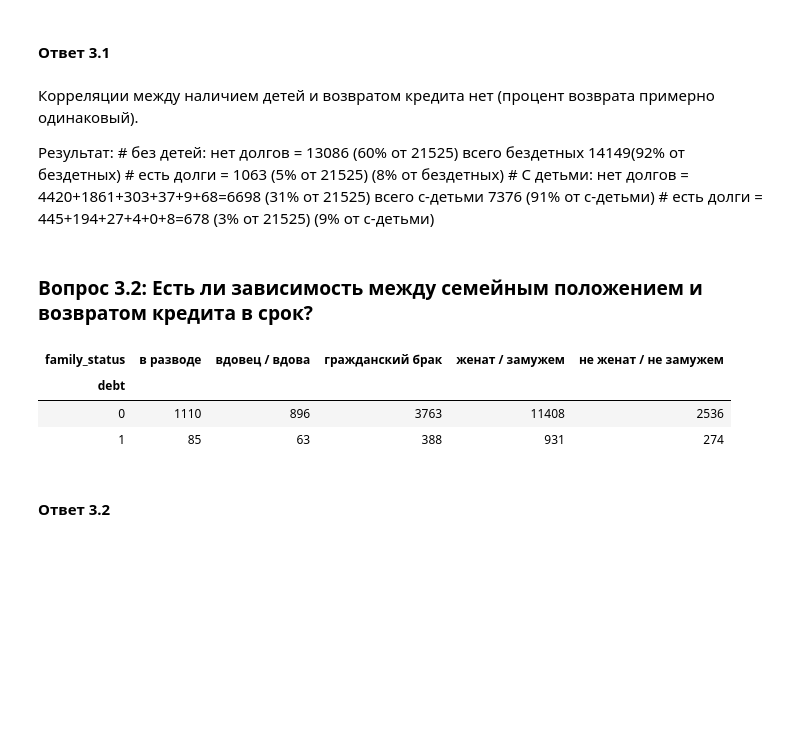
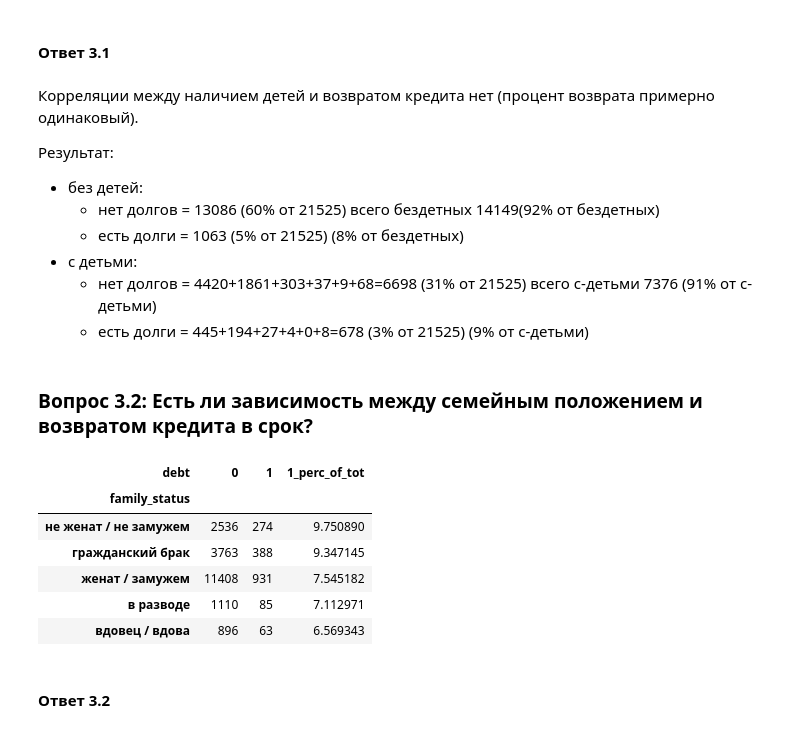
Before and after one commit to dmitrirachkov/ya_praktikum_projects, a Jupyter notebook: project_1 Credit scoring/project1_credit_scoring.ipynb, the cells around one changed output. Saved outputs shown, nothing was run; the diff lists cells and outputs as text; code cells hidden in the pictures; blank space fills up the shorter version.

```diff
--- a/project_1 Credit scoring/project1_credit_scoring.ipynb
+++ b/project_1 Credit scoring/project1_credit_scoring.ipynb
@@ -61,0 +31,3 @@ memory usage: 2.0+ MB
+# %%
+data = pd.read_csv('2bank_data.csv')
+data.info()
@@ -263,0 +361,7 @@ for i in purpose_unique:
+# %%
+# 3. Исправим значения в dob_years (возраст заёмщика)
+# Найтём средний возраст для тех, у кого он указан, запишем его в переменную dob_years_mean
+data_age_nozero = data[data['dob_years'] != 0]
+dob_years_mean = data_age_nozero['dob_years'].mean()       # результат 43.4974
+dob_years_mean = int(data_age_nozero['dob_years'].mean()) # результат 43
+print(dob_years_mean)
@@ -414,32 +523,38 @@ pivot_children_debt.head(35)
 Корреляции между наличием детей и возвратом кредита нет (процент возврата примерно одинаковый).
 
 Результат:
-    # без детей: нет долгов = 13086 (60% от 21525) всего бездетных 14149(92% от бездетных)
-    #            есть долги = 1063 (5% от 21525) (8% от бездетных)
-    # C детьми: нет долгов = 4420+1861+303+37+9+68=6698 (31% от 21525) всего с-детьми 7376 (91% от с-детьми)
-    #            есть долги = 445+194+27+4+0+8=678 (3% от 21525) (9% от с-детьми)
+* без детей:
+    * нет долгов = 13086 (60% от 21525) всего бездетных 14149(92% от бездетных)
+    * есть долги = 1063 (5% от 21525) (8% от бездетных)
+* с детьми:
+    * нет долгов = 4420+1861+303+37+9+68=6698 (31% от 21525) всего с-детьми 7376 (91% от с-детьми)
+    * есть долги = 445+194+27+4+0+8=678 (3% от 21525) (9% от с-детьми)
 # %% [markdown]
 ### Вопрос 3.2: Есть ли зависимость между семейным положением и возвратом кредита в срок?
 # %%
 # Проверим, если ли зависимость, для этого создадим сводную таблицу
-pivot_famstat_debt = data.pivot_table(index=['debt'], columns='family_status',values='gender', aggfunc='count')
-pivot_famstat_debt.head(35)
+pivot_famstat_debt = data.pivot_table(index='debt', columns='family_status',values='gender', aggfunc='count').T
+pivot_famstat_debt['1_perc_of_tot'] = pivot_famstat_debt[1]/(pivot_famstat_debt[0]+pivot_famstat_debt[1])*100
+pivot_famstat_debt.sort_values(by='1_perc_of_tot', ascending=False)
 # Результат:
     # не женат: нет долгов = 2539; всего холостых 2813(90% от холостых)
     #           есть долги = 274; (10% от холостых)
     # в разводе: нет долгов = 1110; всего в-разводе 1195 (93% от в-разводе)
     #            есть долги = 85; (7% от в-разводе)
     # вдова:     нет долгов = 897; всего вдова 960 (93% от вдова)
     #            есть долги = 63; (7% от вдова)
     # гр.брак:   нет долгов = 3789; всего гр.брак 4177 (91% от гр.брак)
     #            есть долги = 388; (9% от гр.брак)
     # женат:     нет долгов = 11449; всего женат 12380 (92% от женат)
     #            есть долги = 931; (8% от женат)
 # %% [output]
-| family_status | в разводе | вдовец / вдова | гражданский брак | женат / замужем | не женат / не замужем |
-| debt |  |  |  |  |  |
-| 0 | 1110 | 896 | 3763 | 11408 | 2536 |
-| 1 | 85 | 63 | 388 | 931 | 274 |
+| debt | 0 | 1 | 1_perc_of_tot |
+| family_status |  |  |  |
+| не женат / не замужем | 2536 | 274 | 9.750890 |
+| гражданский брак | 3763 | 388 | 9.347145 |
+| женат / замужем | 11408 | 931 | 7.545182 |
+| в разводе | 1110 | 85 | 7.112971 |
+| вдовец / вдова | 896 | 63 | 6.569343 |
 # %% [markdown]
 #### Ответ 3.2
 # %% [markdown]
```
Also changed, not shown: parts of 39 cells of this notebook.
